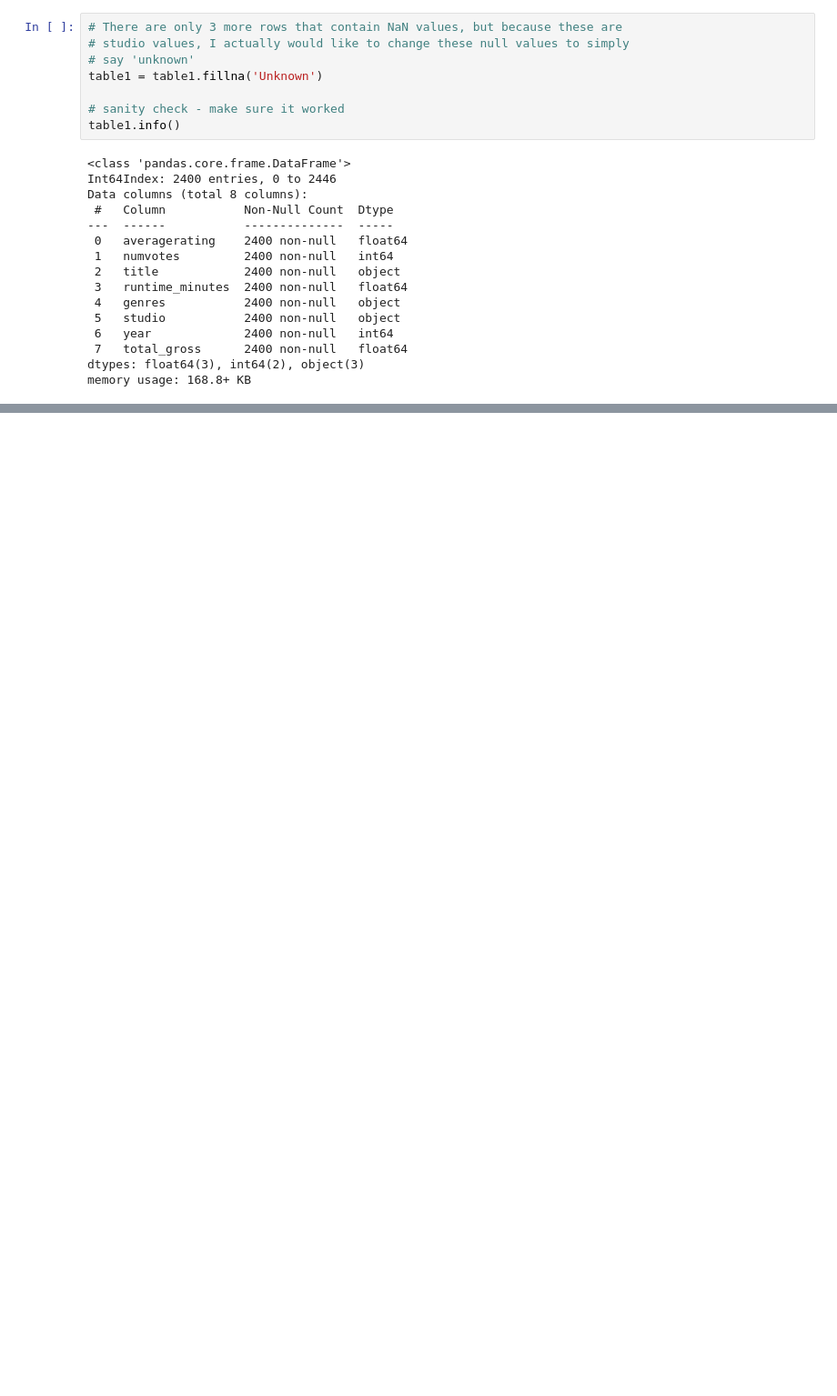
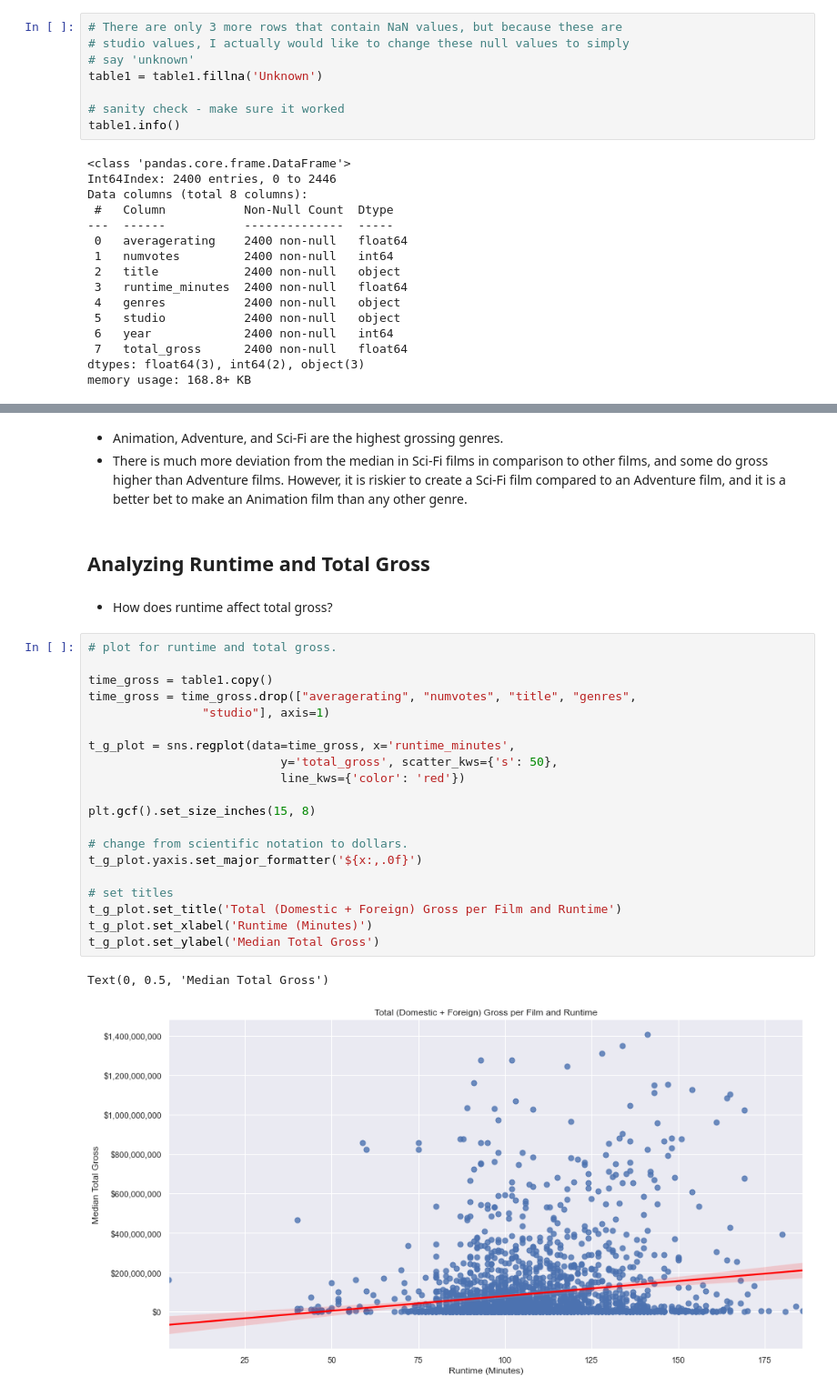
Before and after one commit to samoliver3/dsc-phase-1-project, a Jupyter notebook: student.ipynb, the cells around one changed output, grey strips where cells are left out. Shown: that part at 91% size. Cells and saved outputs as stored; diff of their text form; blank space fills up the shorter version.

```diff
--- a/student.ipynb
+++ b/student.ipynb
@@ -506,0 +467,30 @@ df2
+# %% [markdown]
+- Animation, Adventure, and Sci-Fi are the highest grossing genres.
+- There is much more deviation from the median in Sci-Fi films in comparison to other films, and some do gross higher than Adventure films. However, it is riskier to create a Sci-Fi film compared to an Adventure film, and it is a better bet to make an Animation film than any other genre.
+# %% [markdown]
+## Analyzing Runtime and Total Gross
+# %% [markdown]
+- How does runtime affect total gross?
+# %%
+# plot for runtime and total gross.
+
+time_gross = table1.copy()
+time_gross = time_gross.drop(["averagerating", "numvotes", "title", "genres",
+                "studio"], axis=1)
+
+t_g_plot = sns.regplot(data=time_gross, x='runtime_minutes',
+                           y='total_gross', scatter_kws={'s': 50},
+                           line_kws={'color': 'red'})
+
+plt.gcf().set_size_inches(15, 8)
+
+# change from scientific notation to dollars.
+t_g_plot.yaxis.set_major_formatter('${x:,.0f}')
+
+# set titles
+t_g_plot.set_title('Total (Domestic + Foreign) Gross per Film and Runtime')
+t_g_plot.set_xlabel('Runtime (Minutes)')
+t_g_plot.set_ylabel('Median Total Gross')
+# %% [output]
+Text(0, 0.5, 'Median Total Gross')
+[figure, added]
```
Also changed, not shown: parts of 47 cells of this notebook, 7 other files.
